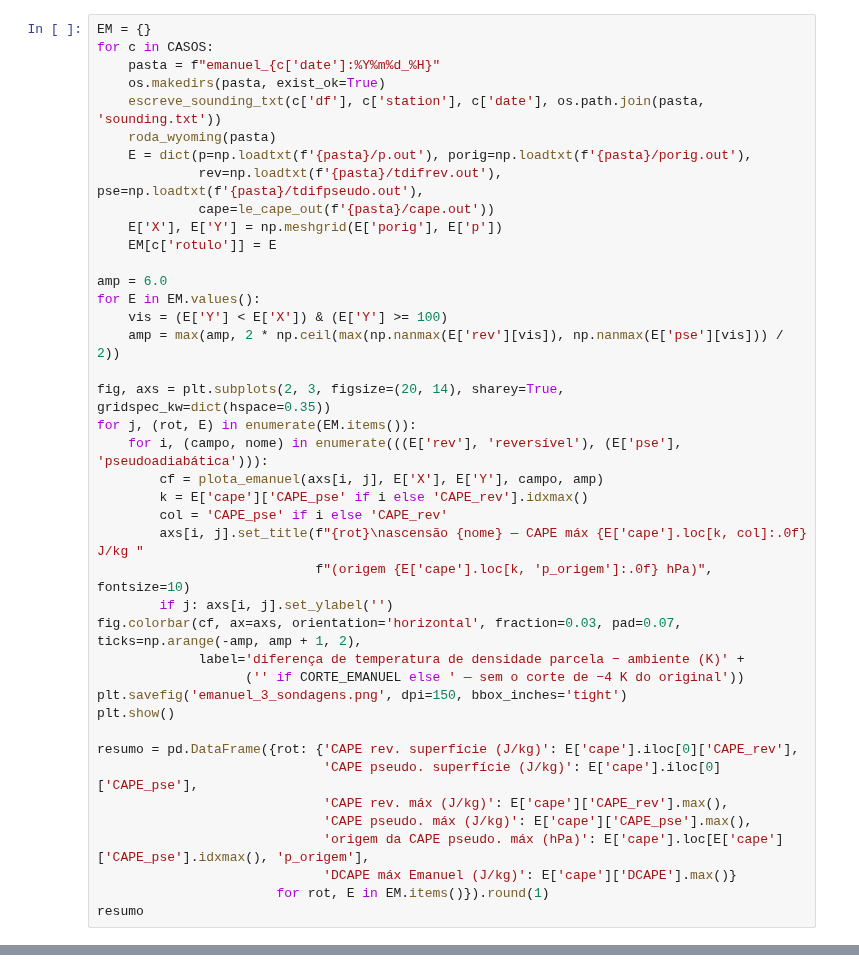
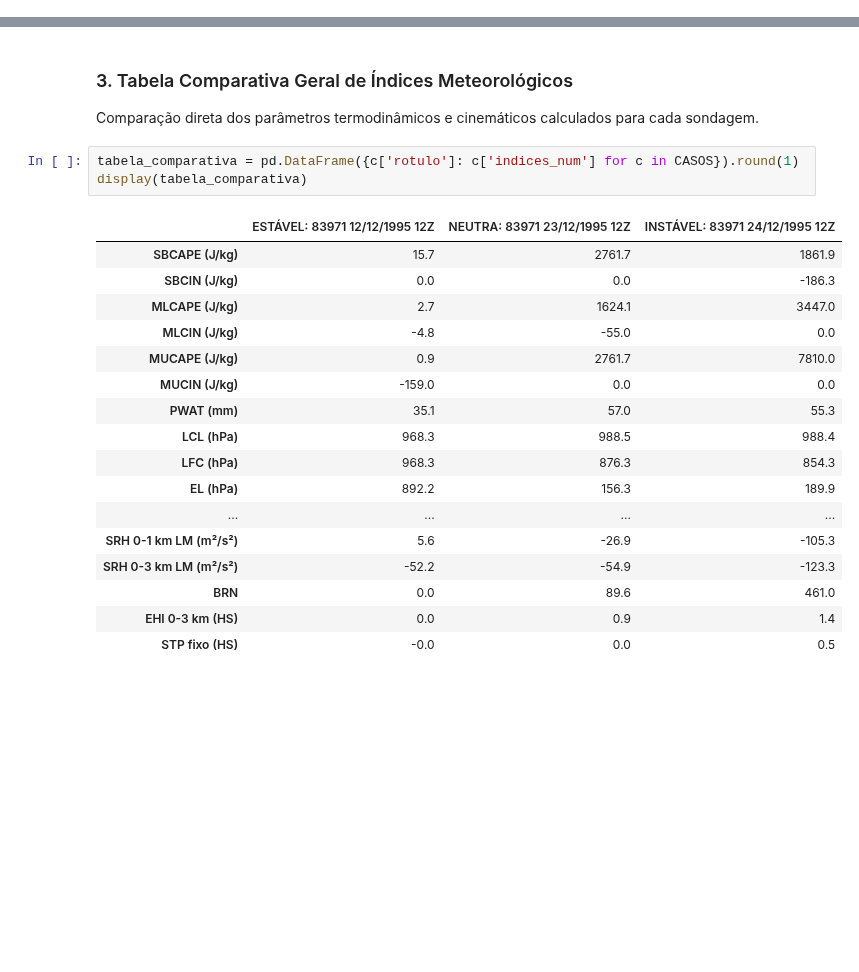
Before and after one commit to reinaldohaas/tarefa-meso, a Jupyter notebook: Seminario_plot_sounding_revisado.ipynb, the cells around one changed output, grey strips where cells are left out. Cells and saved outputs as stored; diff of their text form; blank space fills up the shorter version.

```diff
--- a/Seminario_plot_sounding_revisado.ipynb
+++ b/Seminario_plot_sounding_revisado.ipynb
@@ -1020,41 +0,0 @@ O `wyoming.exe` compilado acima roda para cada sondagem, numa pasta própria. As
-# %%
-EM = {}
-for c in CASOS:
-    pasta = f"emanuel_{c['date']:%Y%m%d_%H}"
-    os.makedirs(pasta, exist_ok=True)
-    escreve_sounding_txt(c['df'], c['station'], c['date'], os.path.join(pasta, 'sounding.txt'))
-    roda_wyoming(pasta)
-    E = dict(p=np.loadtxt(f'{pasta}/p.out'), porig=np.loadtxt(f'{pasta}/porig.out'),
-             rev=np.loadtxt(f'{pasta}/tdifrev.out'), pse=np.loadtxt(f'{pasta}/tdifpseudo.out'),
-             cape=le_cape_out(f'{pasta}/cape.out'))
-    E['X'], E['Y'] = np.meshgrid(E['porig'], E['p'])
-    EM[c['rotulo']] = E
-
-amp = 6.0
-for E in EM.values():
-    vis = (E['Y'] < E['X']) & (E['Y'] >= 100)
-    amp = max(amp, 2 * np.ceil(max(np.nanmax(E['rev'][vis]), np.nanmax(E['pse'][vis])) / 2))
-
-fig, axs = plt.subplots(2, 3, figsize=(20, 14), sharey=True, gridspec_kw=dict(hspace=0.35))
-for j, (rot, E) in enumerate(EM.items()):
-    for i, (campo, nome) in enumerate(((E['rev'], 'reversível'), (E['pse'], 'pseudoadiabática'))):
-        cf = plota_emanuel(axs[i, j], E['X'], E['Y'], campo, amp)
-        k = E['cape']['CAPE_pse' if i else 'CAPE_rev'].idxmax()
-        col = 'CAPE_pse' if i else 'CAPE_rev'
-        axs[i, j].set_title(f"{rot}\nascensão {nome} — CAPE máx {E['cape'].loc[k, col]:.0f} J/kg "
-                            f"(origem {E['cape'].loc[k, 'p_origem']:.0f} hPa)", fontsize=10)
-        if j: axs[i, j].set_ylabel('')
-fig.colorbar(cf, ax=axs, orientation='horizontal', fraction=0.03, pad=0.07, ticks=np.arange(-amp, amp + 1, 2),
-             label='diferença de temperatura de densidade parcela − ambiente (K)' +
-                   ('' if CORTE_EMANUEL else ' — sem o corte de −4 K do original'))
-plt.savefig('emanuel_3_sondagens.png', dpi=150, bbox_inches='tight')
-plt.show()
-
-resumo = pd.DataFrame({rot: {'CAPE rev. superfície (J/kg)': E['cape'].iloc[0]['CAPE_rev'],
-                             'CAPE pseudo. superfície (J/kg)': E['cape'].iloc[0]['CAPE_pse'],
-                             'CAPE rev. máx (J/kg)': E['cape']['CAPE_rev'].max(),
-                             'CAPE pseudo. máx (J/kg)': E['cape']['CAPE_pse'].max(),
-                             'origem da CAPE pseudo. máx (hPa)': E['cape'].loc[E['cape']['CAPE_pse'].idxmax(), 'p_origem'],
-                             'DCAPE máx Emanuel (J/kg)': E['cape']['DCAPE'].max()}
-                       for rot, E in EM.items()}).round(1)
-resumo
@@ -1065,0 +302,25 @@ resumo
+# %% [markdown]
+### 3. Tabela Comparativa Geral de Índices Meteorológicos
+
+Comparação direta dos parâmetros termodinâmicos e cinemáticos calculados para cada sondagem.
+# %%
+tabela_comparativa = pd.DataFrame({c['rotulo']: c['indices_num'] for c in CASOS}).round(1)
+display(tabela_comparativa)
+# %% [output]
+|  | ESTÁVEL: 83971 12/12/1995 12Z | NEUTRA: 83971 23/12/1995 12Z | INSTÁVEL: 83971 24/12/1995 12Z |
+| SBCAPE (J/kg) | 15.7 | 2761.7 | 1861.9 |
+| SBCIN (J/kg) | 0.0 | 0.0 | -186.3 |
+| MLCAPE (J/kg) | 2.7 | 1624.1 | 3447.0 |
+| MLCIN (J/kg) | -4.8 | -55.0 | 0.0 |
+| MUCAPE (J/kg) | 0.9 | 2761.7 | 7810.0 |
+| MUCIN (J/kg) | -159.0 | 0.0 | 0.0 |
+| PWAT (mm) | 35.1 | 57.0 | 55.3 |
+| LCL (hPa) | 968.3 | 988.5 | 988.4 |
+| LFC (hPa) | 968.3 | 876.3 | 854.3 |
+| EL (hPa) | 892.2 | 156.3 | 189.9 |
+| ... | ... | ... | ... |
+| SRH 0-1 km LM (m²/s²) | 5.6 | -26.9 | -105.3 |
+| SRH 0-3 km LM (m²/s²) | -52.2 | -54.9 | -123.3 |
+| BRN | 0.0 | 89.6 | 461.0 |
+| EHI 0-3 km (HS) | 0.0 | 0.9 | 1.4 |
+| STP fixo (HS) | -0.0 | 0.0 | 0.5 |
```
Also changed, not shown: parts of 67 cells of this notebook.
